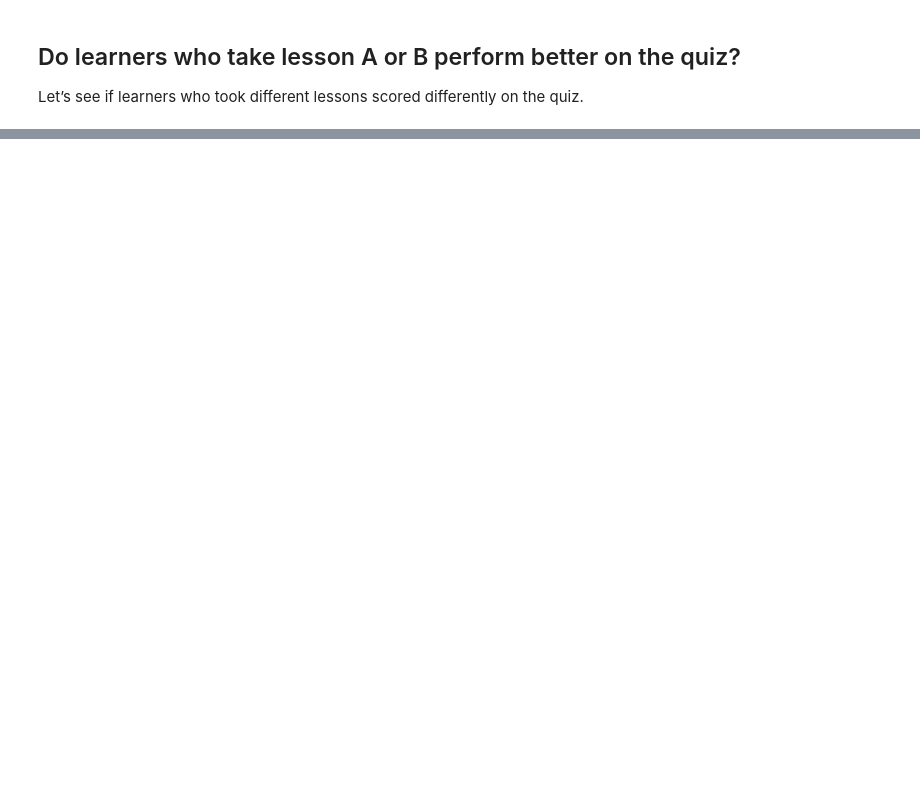
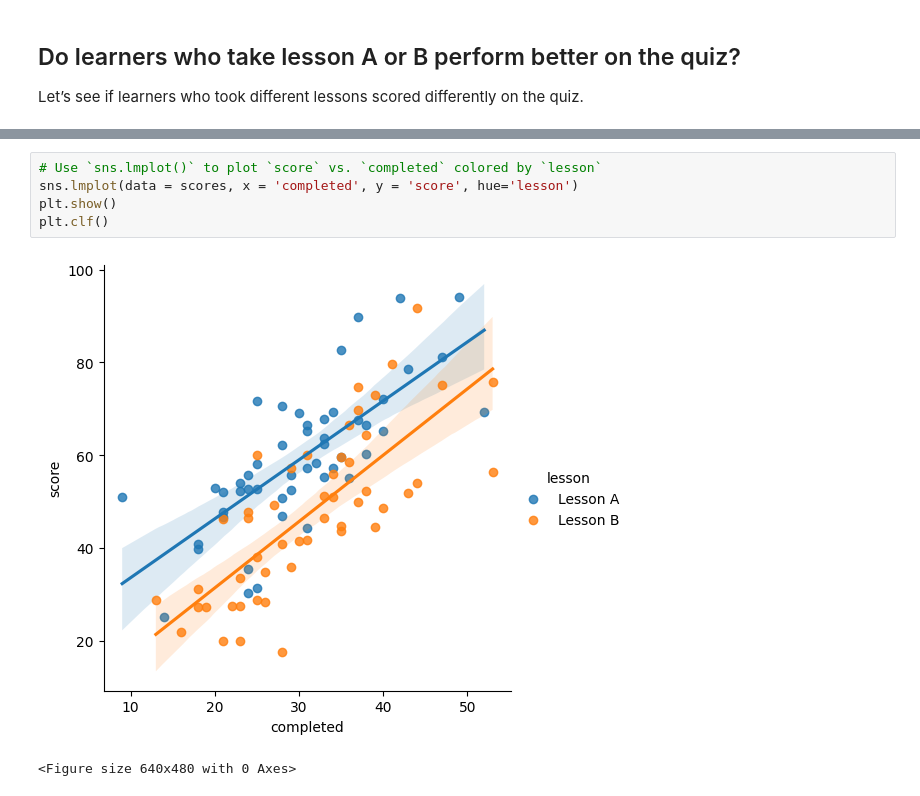
Before and after one commit to 7086600/linear_regression, a Jupyter notebook: liner_regression.ipynb, the cells around one changed output, grey strips where cells are left out. Drawn from its saved outputs; the diff is of its cells as text; blank space fills up the shorter version.

```diff
--- a/liner_regression.ipynb
+++ b/liner_regression.ipynb
@@ -121,0 +154,8 @@ Let’s see if learners who took different lessons scored differently on the qui
+# %%
+# Use `sns.lmplot()` to plot `score` vs. `completed` colored by `lesson`
+sns.lmplot(data = scores, x = 'completed', y = 'score', hue='lesson')
+plt.show()
+plt.clf()
+# %% [output]
+[figure, added]
+<Figure size 640x480 with 0 Axes>
```
Also changed, not shown: parts of 6 cells of this notebook.
